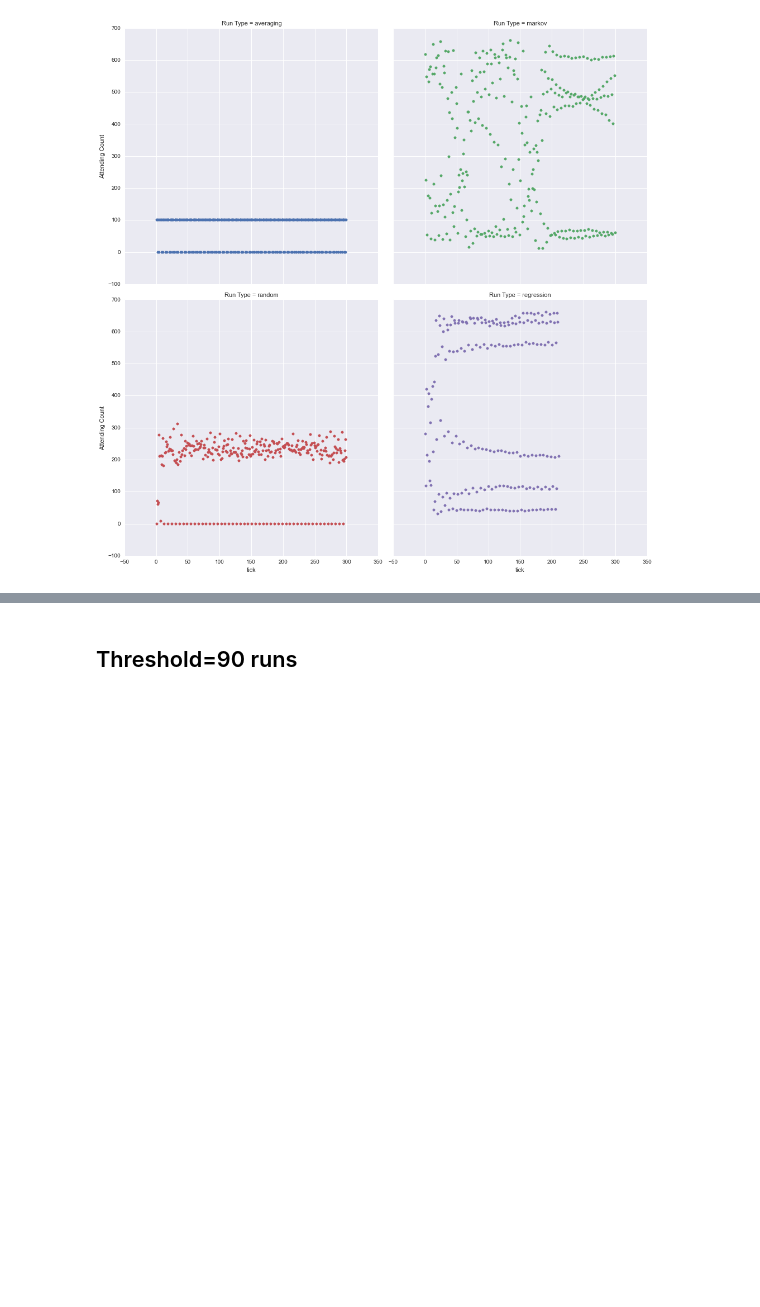
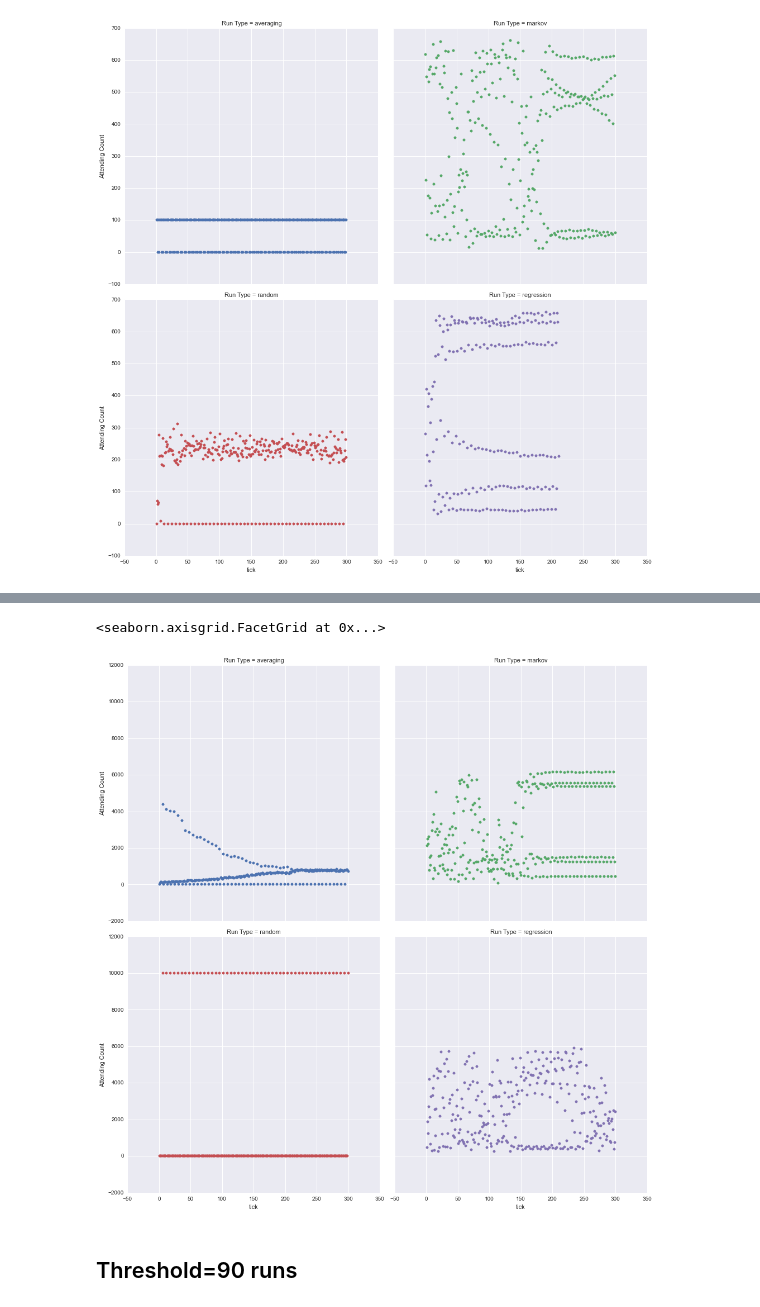
Before and after one commit to hawkw/cs383f2015-lab3, a Jupyter notebook: analysis.ipynb, the cells around one changed output, grey strips where cells are left out. Drawn from its saved outputs; the diff is of its cells as text; code cells hidden in the pictures; blank space fills up the shorter version.

Commit message:
add faceted plots for 10,000-agent runs

```diff
--- a/analysis.ipynb
+++ b/analysis.ipynb
@@ -83,0 +89,10 @@ g.map(plt.scatter, "tick", "Attending Count")
+# %%
+runs10000 = [ pandas.read_csv('results/elfarol-10000agents-regression.csv'),
+            pandas.read_csv('results/elfarol-10000agents-random.csv'),
+            pandas.read_csv('results/elfarol-10000agents-average.csv'),
+            pandas.read_csv('results/elfarol-10000agents-markov.csv')]
+df10000 = pandas.concat(runs10000, keys=['regression','random','averaging','markov'])
+# %%
+df10000 = df10000.reset_index(0)
+df10000.rename(columns={"level_0":"Run Type"}, inplace=True)
+df10000.describe()
@@ -84,3 +109,9 @@ g.map(plt.scatter, "tick", "Attending Count")
+# %%
+g = sns.FacetGrid(df10000, col="Run Type", col_wrap=2, margin_titles=True, size=7, hue="Run Type")
+g.map(plt.scatter, "tick", "Attending Count")
+# %% [output]
+<seaborn.axisgrid.FacetGrid at 0x...>
+[figure, added]
 # %% [markdown]
 Threshold=90 runs
 -----------------
```
Also changed, not shown: parts of 8 cells of this notebook.
